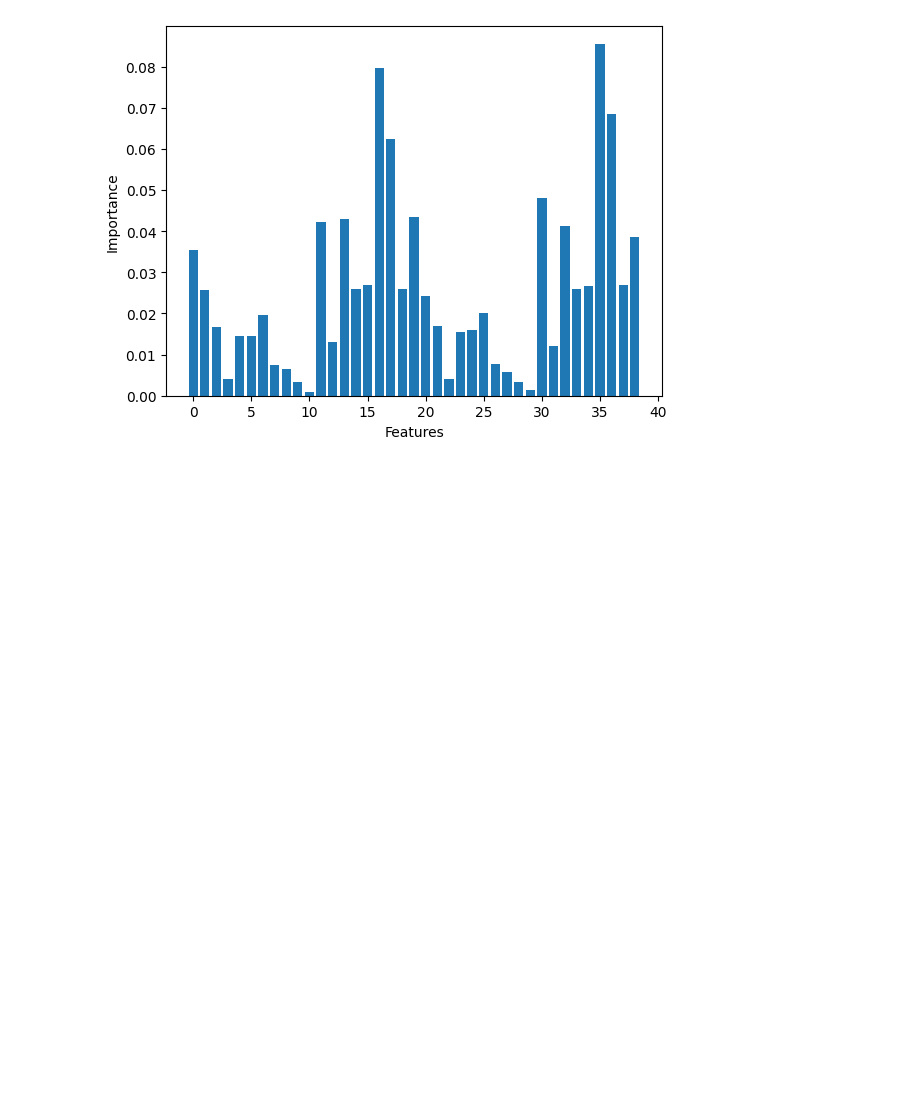
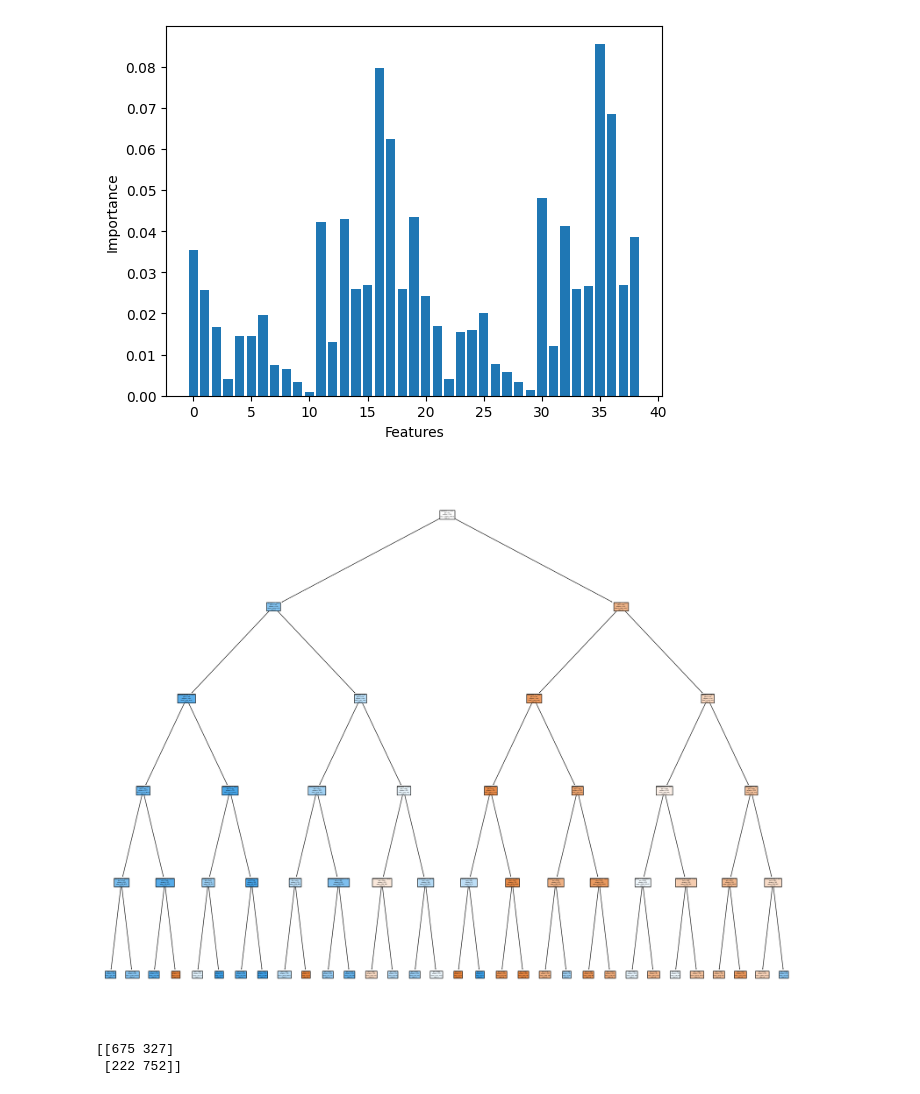
Before and after one commit to Wachuuu15/IA_LABS, a Jupyter notebook: IA/Task3.ipynb, the cells around one changed output. Drawn from its saved outputs; the diff is of its cells as text; code cells hidden in the pictures; blank space fills up the shorter version.

Commit message:
arbol con libreria

```diff
--- a/IA/Task3.ipynb
+++ b/IA/Task3.ipynb
@@ -41,3 +41,32 @@ plt.show
 # %% [output]
 <function matplotlib.pyplot.show(close=None, block=None)>
 [figure]
+# %%
+from sklearn.model_selection import train_test_split
+X_train, X_test, Y_train, Y_test = train_test_split(df, blueWins, train_size=0.8, random_state=1)
+# %%
+from sklearn.tree import DecisionTreeClassifier
+
+arbol = DecisionTreeClassifier(max_depth=5)
+#entrenamiento
+arbol_victorias = arbol.fit(X_train, Y_train)
+# %%
+from sklearn import tree
+
+fig = plt.figure(figsize=(25,20))
+tree.plot_tree(arbol_victorias, feature_names=list(df.columns.values), class_names=list("blueWins"), filled=True)
+plt.show()
+fig.savefig("ArbolConLibreria.png")
+# %% [output]
+[figure, added]
+# %%
+predic = arbol_victorias.predict(X_test)
+from sklearn.metrics import confusion_matrix
+
+matriz = confusion_matrix(Y_test, predic)
+print(matriz)
+# no
+# si
+# %% [output]
+[[675 327]
+ [222 752]]
```
Also changed, not shown: 1 other file.
